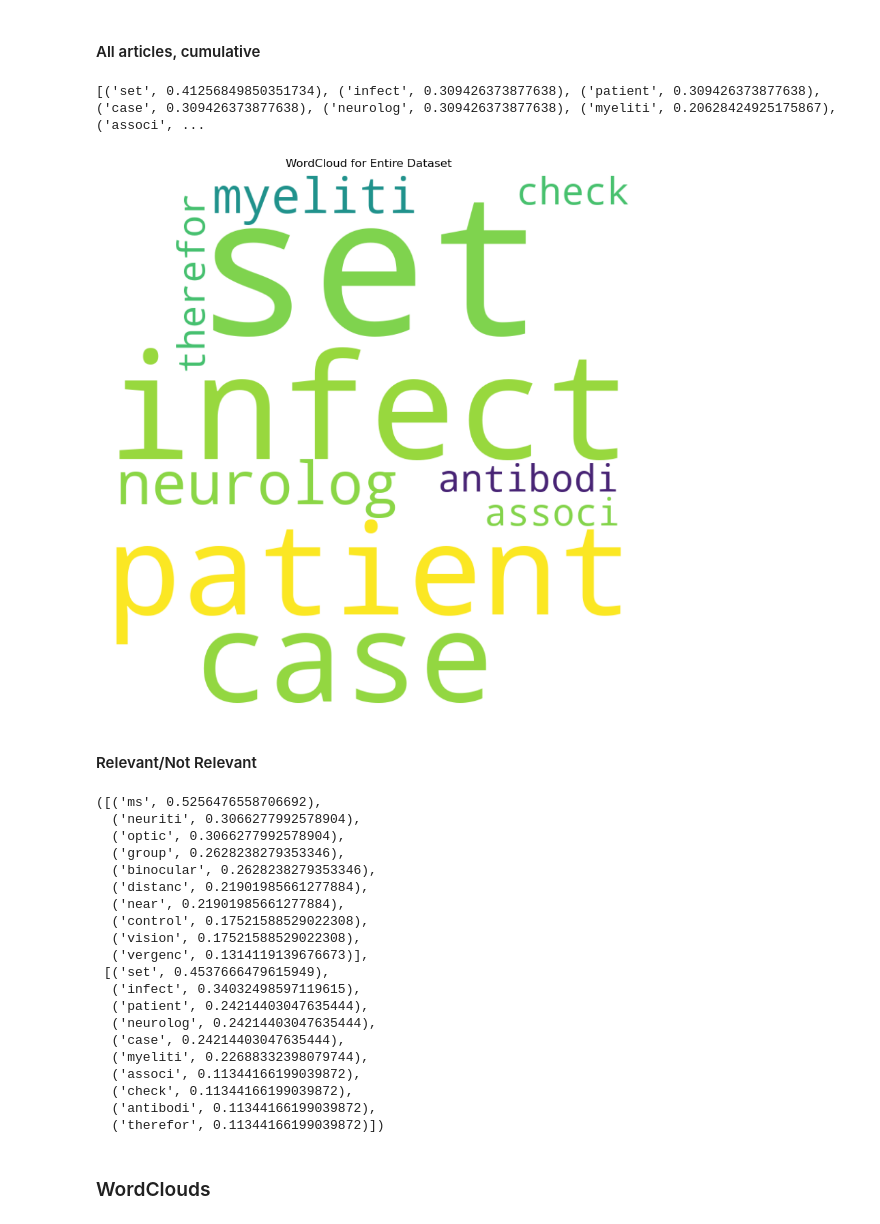
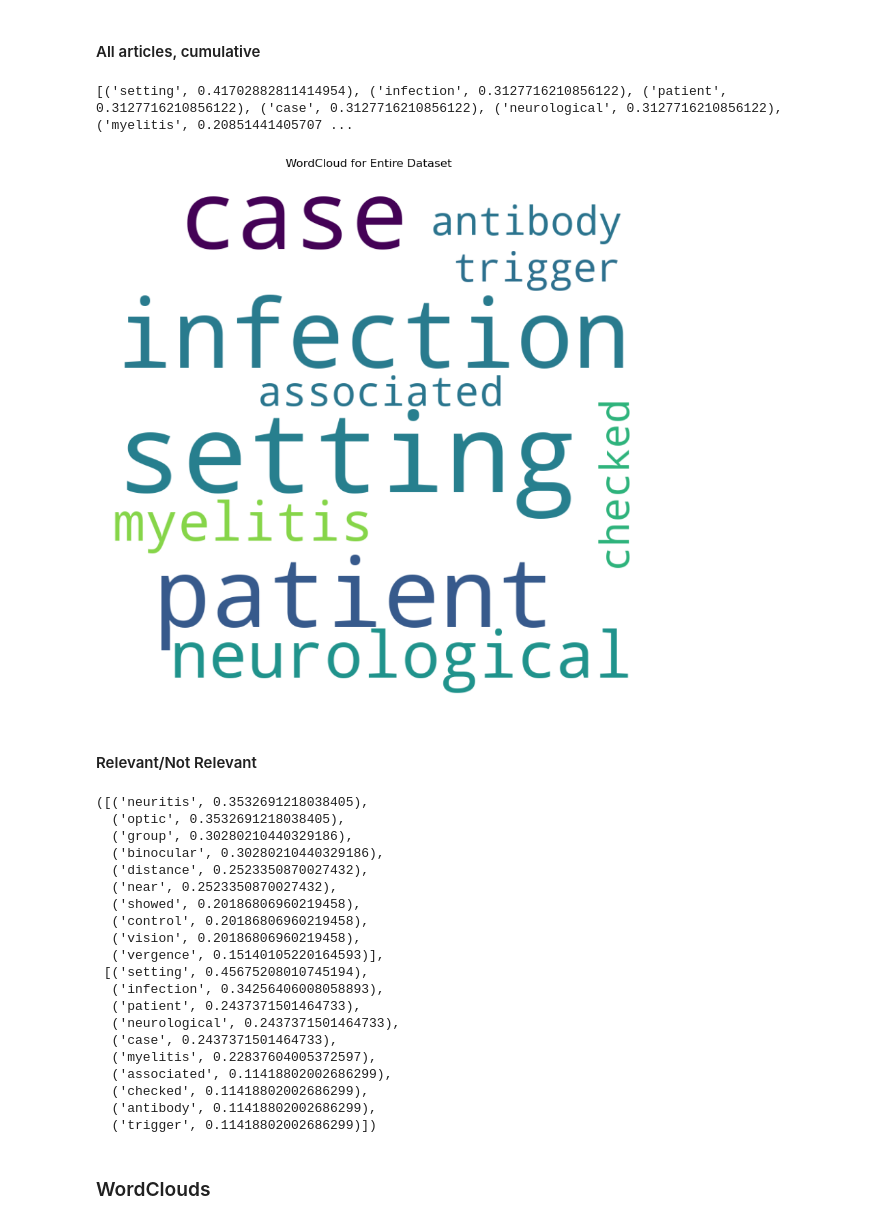
Before and after one commit to bialczykk/gregory-ai, a Jupyter notebook: EDA/eda_working.ipynb, the cells around one changed output. Saved outputs shown, nothing was run; the diff lists cells and outputs as text; code cells hidden in the pictures.

```diff
--- a/EDA/eda_working.ipynb
+++ b/EDA/eda_working.ipynb
@@ -98,6 +103,7 @@ nltk.download('wordnet')
 # Function to preprocess text
 def preprocess_lemma(text):
     stop_words = set(stopwords.words('english'))
+    text = text.translate(str.maketrans('', '', string.punctuation))
     lemmatizer = WordNetLemmatizer()
     words = word_tokenize(text.lower())
     return [lemmatizer.lemmatize(word) for word in words if word not in stop_words and word.isalpha()]
@@ -209,45 +204,45 @@ def get_top_tfidf_features(matrix, feature_names, class_index, top_n=10):
 #### All articles, cumulative
 # %%
 # Process all texts
-all_processed_texts = articles[articles.summary.notna()].summary.apply(preprocess_stemming)
+all_processed_texts = articles[articles.summary.notna()].summary.apply(preprocess_lemma)
 
 # Creating a corpus with all texts
 corpus_all_texts = ' '.join(all_processed_texts[0])
 
 # Initialize the TF-IDF Vectorizer, excluding stop words
 tfidf_vectorizer_all = TfidfVectorizer(stop_words='english')
 
 # Apply TF-IDF to the entire dataset
 tfidf_matrix_all = tfidf_vectorizer_all.fit_transform([corpus_all_texts])
 
 # Extract feature names
 feature_names_all = tfidf_vectorizer_all.get_feature_names_out()
 
 # Extract top features from TF-IDF for the entire dataset
 top_features_all = get_top_tfidf_features(tfidf_matrix_all, feature_names_all, 0)
 
 # Creating a word cloud for the entire dataset
 wordcloud_all = WordCloud(width=800, height=800, background_color='white')
 wordcloud_all.generate_from_frequencies(dict(top_features_all))
 
 print(top_features_all)
 
 # Plotting the word cloud
 plt.figure(figsize=(8, 8), facecolor=None)
 plt.imshow(wordcloud_all, interpolation="bilinear")
 plt.title("WordCloud for Entire Dataset")
 plt.axis("off")
 plt.tight_layout(pad=0)
 plt.show()
 # %% [output]
-[('set', 0.41256849850351734), ('infect', 0.309426373877638), ('patient', 0.309426373877638), ('case', 0.309426373877638), ('neurolog', 0.309426373877638), ('myeliti', 0.20628424925175867), ('associ', ...
+[('setting', 0.41702882811414954), ('infection', 0.3127716210856122), ('patient', 0.3127716210856122), ('case', 0.3127716210856122), ('neurological', 0.3127716210856122), ('myelitis', 0.20851441405707 ...
-[figure, old version]
+[figure, new version]
 # %% [markdown]
 #### Relevant/Not Relevant
 # %%
 # Apply preprocessing to each text in the relevant and non-relevant articles
-processed_relevant = relevant_articles.apply(preprocess_stemming).to_list()
-processed_non_relevant = non_relevant_articles.apply(preprocess_stemming).to_list()
+processed_relevant = relevant_articles.apply(preprocess_lemma).to_list()
+processed_non_relevant = non_relevant_articles.apply(preprocess_lemma).to_list()
 
 # Concatenate all preprocessed texts in each class
 concatenated_relevant = ' '.join(processed_relevant[0])
@@ -271,26 +266,26 @@ top_features_non_relevant = get_top_tfidf_features(tfidf_matrix, feature_names,
 
 top_features_relevant, top_features_non_relevant
 # %% [output]
-([('ms', 0.5256476558706692),
-  ('neuriti', 0.3066277992578904),
-  ('optic', 0.3066277992578904),
-  ('group', 0.2628238279353346),
-  ('binocular', 0.2628238279353346),
-  ('distanc', 0.21901985661277884),
-  ('near', 0.21901985661277884),
-  ('control', 0.17521588529022308),
-  ('vision', 0.17521588529022308),
-  ('vergenc', 0.1314119139676673)],
- [('set', 0.4537666479615949),
-  ('infect', 0.34032498597119615),
-  ('patient', 0.24214403047635444),
-  ('neurolog', 0.24214403047635444),
-  ('case', 0.24214403047635444),
-  ('myeliti', 0.22688332398079744),
-  ('associ', 0.11344166199039872),
-  ('check', 0.11344166199039872),
-  ('antibodi', 0.11344166199039872),
-  ('therefor', 0.11344166199039872)])
+([('neuritis', 0.3532691218038405),
+  ('optic', 0.3532691218038405),
+  ('group', 0.30280210440329186),
+  ('binocular', 0.30280210440329186),
+  ('distance', 0.2523350870027432),
+  ('near', 0.2523350870027432),
+  ('showed', 0.20186806960219458),
+  ('control', 0.20186806960219458),
+  ('vision', 0.20186806960219458),
+  ('vergence', 0.15140105220164593)],
+ [('setting', 0.45675208010745194),
+  ('infection', 0.34256406008058893),
+  ('patient', 0.2437371501464733),
+  ('neurological', 0.2437371501464733),
+  ('case', 0.2437371501464733),
+  ('myelitis', 0.22837604005372597),
+  ('associated', 0.11418802002686299),
+  ('checked', 0.11418802002686299),
+  ('antibody', 0.11418802002686299),
+  ('trigger', 0.11418802002686299)])
 # %% [markdown]
 ### WordClouds
 # %%
```
Also changed, not shown: parts of 22 cells of this notebook, 8 other files.
